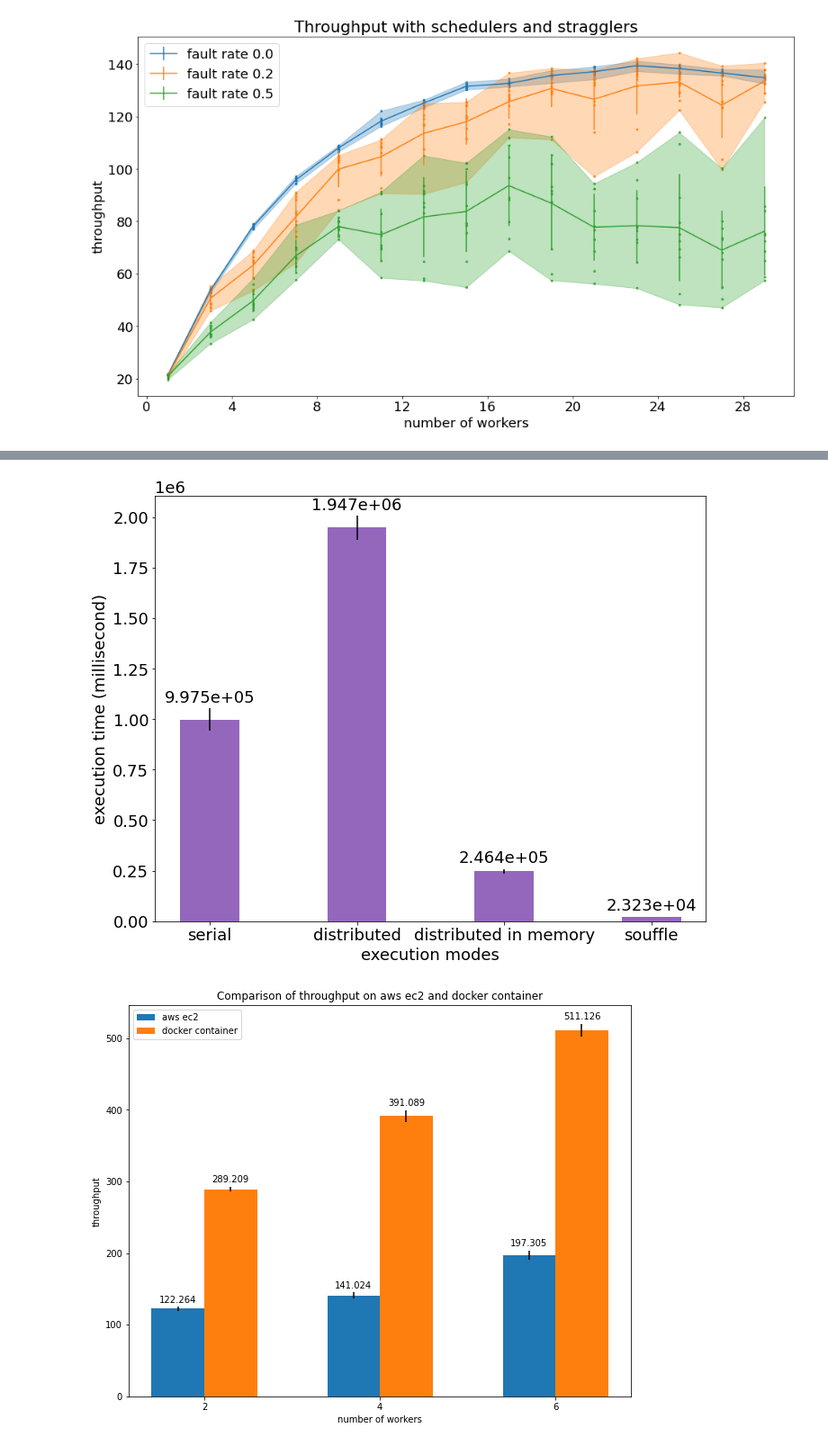
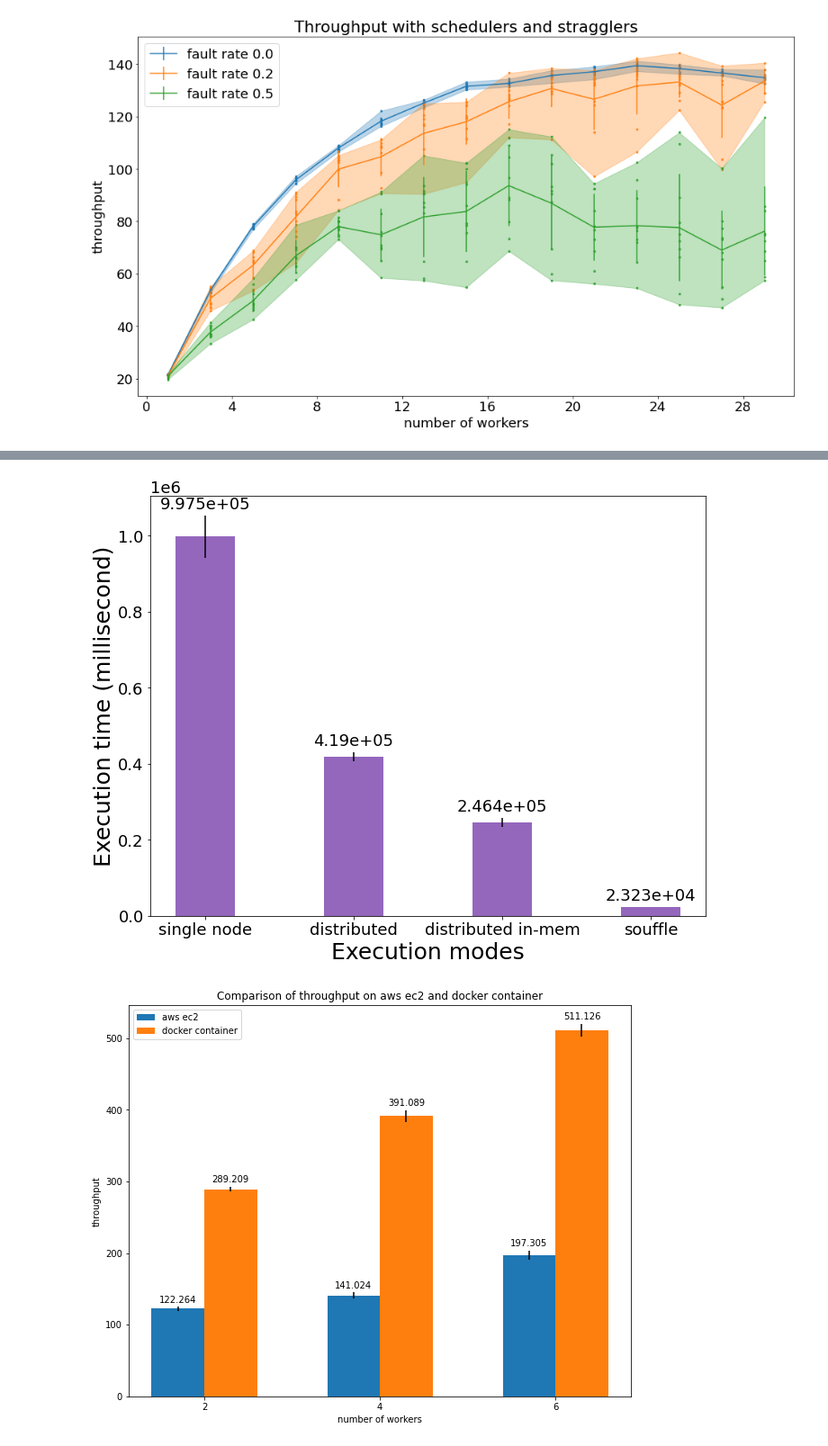
Before and after one commit to Vincent-lau/erlog, a Jupyter notebook: apps/bench/src/plot.ipynb, the cells around one changed output, grey strips where cells are left out. Shown: that part at 90% size. Saved outputs shown, nothing was run; the diff lists cells and outputs as text; code cells hidden in the pictures.

```diff
--- a/apps/bench/src/plot.ipynb
+++ b/apps/bench/src/plot.ipynb
@@ -9,12 +9,12 @@ th_scaling = 10000
 plot_colours = ['tab:blue', 'tab:orange', 'tab:green', 'tab:red', 'tab:purple',
                 'tab:brown', 'tab:pink', 'tab:gray', 'tab:olive', 'tab:cyan']
 
-font = {'size'   : 25}
+font = {'size'   : 18}
 mpl.rc('font', **font)
-label_font_sz = 30
+label_font_sz = 25
 # %%
-def get_throughput(latency, graph_size, th_scaling=10000):
-  return graph_size * th_scaling / float(latency) / 1000
+def get_throughput(latency, graph_size, th_scaling=10000000000):
+  return graph_size  * th_scaling / float(latency) / 1000
 # %%
 def read_fault(file_name):
     workers = []
@@ -275,6 +272,6 @@ plt.show()
 # %%
 serial_times = np.array([981683,924164,1096319,999730,985753])
-dist_times = np.array([2030027,1934609,1882308,1887702,1999376])
+dist_times = np.array([432210, 422397, 426536, 398916, 415008])
 in_mem_times = np.array([226581,238316,259334,257386, 250483])
 souffle_times = np.array([23398, 23271, 23154, 23184, 23159])
 
@@ -282,37 +279,37 @@ serial_th = np.array([get_throughput(t, 1000) for t in serial_times])
 dist_th = np.array([get_throughput(t, 1000) for t in dist_times])
 in_mem_th = np.array([get_throughput(t, 1000) for t in in_mem_times])
 souffle_th = np.array([get_throughput(t, 1000) for t in souffle_times])
 
 mean_times = [np.mean(serial_times), np.mean(dist_times), np.mean(in_mem_times), np.mean(souffle_times)]
 errs_times = [np.std(serial_times), np.std(dist_times), np.std(in_mem_times), np.std(souffle_times)]
 
 mean_th = [np.mean(serial_th), np.mean(dist_th), np.mean(in_mem_th), np.mean(souffle_th)]
 
 errs_th = [np.std(serial_th), np.std(dist_th), np.std(in_mem_th), np.std(souffle_th)]
 
-labels = ['serial', 'distributed', 'distributed in memory', 'souffle']
+labels = ['single node', 'distributed', 'distributed in-mem', 'souffle']
 
 x = np.arange(len(labels))  # the label locations
 
 fig, ax = plt.subplots()
 fig.set_size_inches(10, 8)
 
 rects = ax.bar(x, mean_times, yerr = errs_times, width=0.4, color='tab:purple')
 
 ax.set_xticks(x)
 ax.set_xticklabels(labels)
-ax.set_xlabel('execution modes')
-ax.set_ylabel('execution time (millisecond)')
+ax.set_xlabel('Execution modes', fontsize=label_font_sz)
+ax.set_ylabel('Execution time (millisecond)', fontsize=label_font_sz)
 # ax.set_title('Execution time of TC in different modes on a graph of 1000 nodes', fontsize=15)
 
 ax.bar_label(rects, fmt="%.4g", padding=3)
 
 fig.tight_layout()
 fig.savefig('baseline2.pdf')
 
 plt.show()
 # %% [output]
-[figure, old version]
+[figure, new version]
 # %%
 aws_two_workers = [12326549,12585455,11912530]
 aws_four_workers = [10351394,10539947,11041840]
```
Also changed, not shown: parts of 7 cells of this notebook, 1 other file.
